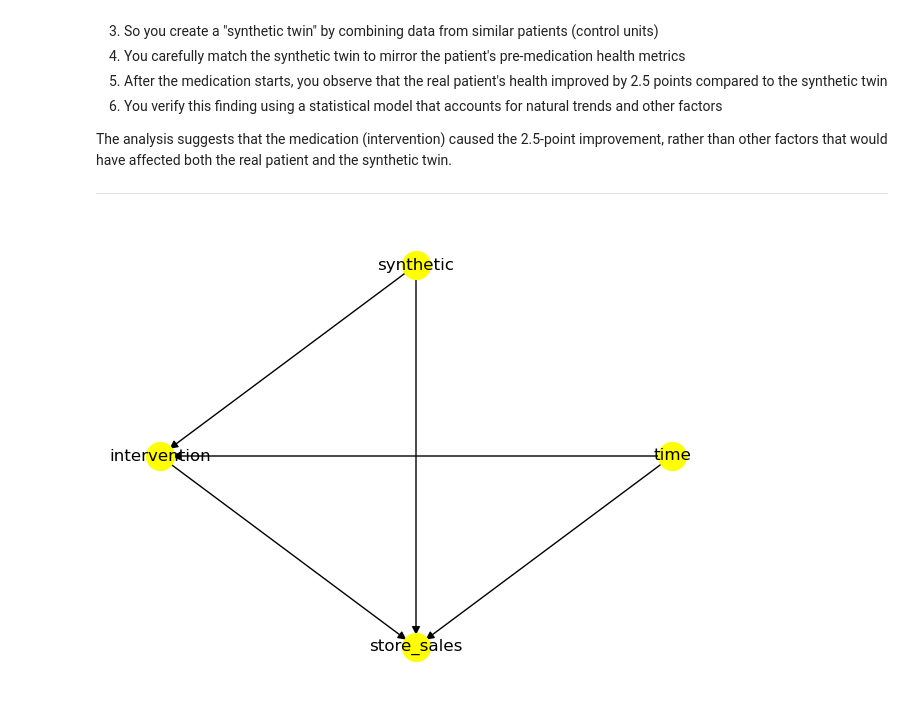
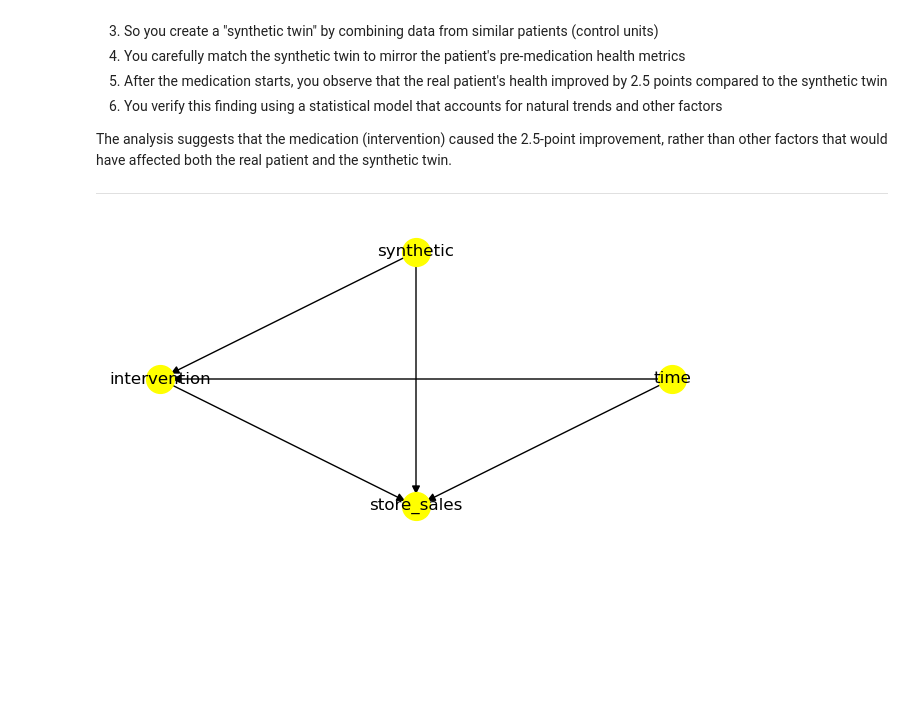
Before and after one commit to fabioheiji/ai_projects, a Jupyter notebook: causal_inference/uber_decision_tree_causal/1_interrupted_time_series_synthetic_control.ipynb, the cells around one changed output. Drawn from its saved outputs; the diff is of its cells as text; code cells hidden in the pictures; blank space fills up the shorter version.

```diff
--- a/causal_inference/uber_decision_tree_causal/1_interrupted_time_series_synthetic_control.ipynb
+++ b/causal_inference/uber_decision_tree_causal/1_interrupted_time_series_synthetic_control.ipynb
@@ -53,6 +44,16 @@ df = pd.DataFrame({
     'market_average': market_average        # Weekly average sales ($000s) across similar stores in the market
 })
 
+
+plt.figure(figsize=(10, 6))
+plt.plot(df['time'], df['store_sales'], label='store_sales', color='blue')
+plt.axvline(x=intervention_time, color='k', linestyle=':', label='Intervention')
+plt.xlabel("Time")
+plt.ylabel("Outcome")
+plt.title("Interrupted Time Series with Synthetic Control")
+plt.legend()
+plt.show()
+
 # -------------------------------
 # Synthetic Control Construction
 # -------------------------------
@@ -60,7 +61,10 @@ df = pd.DataFrame({
 pre_mask = df['time'] < intervention_time  # Pre-intervention indicator
 
 # Set up predictors (controls) and response (store_sales) using pre-intervention data
-X_pre = df.loc[pre_mask, ['competitor_sales', 'online_sales', 'market_average']]
+X_pre = df.loc[
+    pre_mask,
+    ['competitor_sales', 'online_sales', 'market_average']
+]
 y_pre = df.loc[pre_mask, 'store_sales']
 
 # Fit an OLS regression on the pre-intervention period
@@ -70,7 +74,9 @@ print("Estimated synthetic control weights (from OLS over pre-intervention):")
 print(weights)
 
 # Create the synthetic control series for the full period by taking a weighted combination of controls
-df['synthetic'] = df[['competitor_sales', 'online_sales', 'market_average']].dot(weights)
+df['synthetic'] = df[
+    ['competitor_sales', 'online_sales', 'market_average']
+].dot(weights)
 
 # -------------------------------
 # Visualize the Results
@@ -113,7 +119,9 @@ print("\nIdentified Estimand:")
 print(identified_estimand)
 
 # Estimate the treatment effect using linear regression (a backdoor adjustment method)
-estimate = model.estimate_effect(identified_estimand,
-                                 method_name="backdoor.linear_regression")
+estimate = model.estimate_effect(
+    identified_estimand,
+    method_name="backdoor.linear_regression"
+)
 print("\nDoWhy estimated effect (coefficient for the intervention):", estimate.value)
 # %% [output]
@@ -204,6 +213,6 @@ The analysis suggests that the medication (intervention) caused the 2.5-point im
 # path = os.path.join(os.getcwd(), 'video_data/1_interrupted_time_series_synthetic_control/data.csv')
 # df.to_csv(path, index=False)
 # %%
-model.view_model()
+model.view_model(size=(8, 4))
 # %% [output]
-[figure, old version]
+[figure, new version]
```
Also changed, not shown: parts of 6 cells of this notebook, 1 other file.
